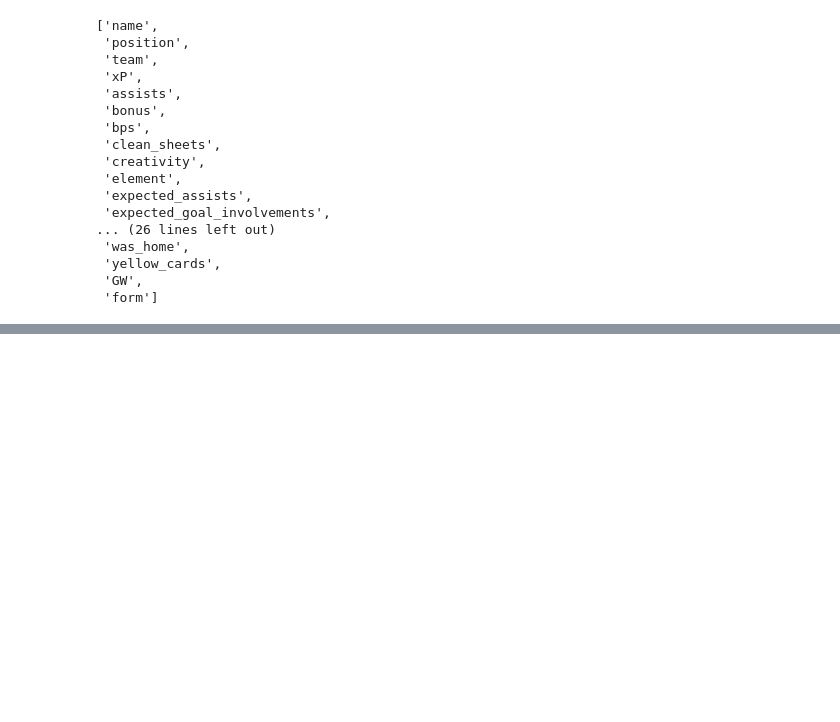
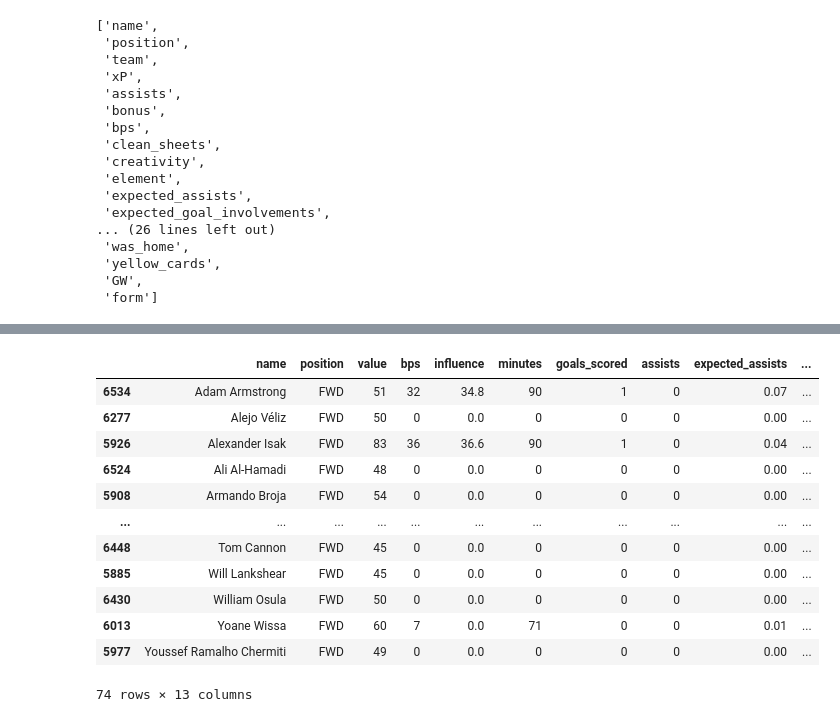
Before and after one commit to WaseemMalek/FPL-prediction, a Jupyter notebook: FPLV2.ipynb, the cells around one changed output, grey strips where cells are left out. Saved outputs shown, nothing was run; the diff lists cells and outputs as text; code cells hidden in the pictures; blank space fills up the shorter version.

```diff
--- a/FPLV2.ipynb
+++ b/FPLV2.ipynb
@@ -26,7 +26,10 @@ import pandasql
 from pandasql import sqldf
 pysqldf = lambda q: sqldf(q, globals())
 # %%
-df['form'] = df['total_points'].rolling(window=5).mean()
+df = df.sort_values(by=['name', 'GW'])
+df['form'] = df.groupby('name')['total_points'].rolling(5, min_periods=1).mean().reset_index(level=0, drop=True)
+
+
 
 dfFWD = df[df['position'] == 'FWD']
 dfMID = df[df['position'] == 'MID']
@@ -191,0 +207,23 @@ R^2: 0.9685060893600546
+# %%
+future_dfFWD = dfFWD.copy()
+future_dfFWD= future_dfFWD[['name', 'position', 'value', 'bps', 'influence', 'minutes', 'goals_scored', 'assists', 'expected_assists', 'expected_goals']]
+future_dfFWD['predicted bps'] = future_dfFWD['bps'].rolling(5).mean()
+future_dfFWD['predicted influence'] = future_dfFWD['influence'].rolling(5).mean()
+future_dfFWD['predicted minutes'] = future_dfFWD['minutes'].rolling(5).mean()
+
+future_dfFWD = future_dfFWD.drop_duplicates(subset=['name'], keep='last')
+future_dfFWD
+# %% [output]
+|  | name | position | value | bps | influence | minutes | goals_scored | assists | expected_assists | ... |
+| 6534 | Adam Armstrong | FWD | 51 | 32 | 34.8 | 90 | 1 | 0 | 0.07 | ... |
+| 6277 | Alejo Véliz | FWD | 50 | 0 | 0.0 | 0 | 0 | 0 | 0.00 | ... |
+| 5926 | Alexander Isak | FWD | 83 | 36 | 36.6 | 90 | 1 | 0 | 0.04 | ... |
+| 6524 | Ali Al-Hamadi | FWD | 48 | 0 | 0.0 | 0 | 0 | 0 | 0.00 | ... |
+| 5908 | Armando Broja | FWD | 54 | 0 | 0.0 | 0 | 0 | 0 | 0.00 | ... |
+| ... | ... | ... | ... | ... | ... | ... | ... | ... | ... | ... |
+| 6448 | Tom Cannon | FWD | 45 | 0 | 0.0 | 0 | 0 | 0 | 0.00 | ... |
+| 5885 | Will Lankshear | FWD | 45 | 0 | 0.0 | 0 | 0 | 0 | 0.00 | ... |
+| 6430 | William Osula | FWD | 50 | 0 | 0.0 | 0 | 0 | 0 | 0.00 | ... |
+| 6013 | Yoane Wissa | FWD | 60 | 7 | 0.0 | 71 | 0 | 0 | 0.01 | ... |
+| 5977 | Youssef Ramalho Chermiti | FWD | 49 | 0 | 0.0 | 0 | 0 | 0 | 0.00 | ... |
+74 rows × 13 columns
```
Also changed, not shown: parts of 5 cells of this notebook.
